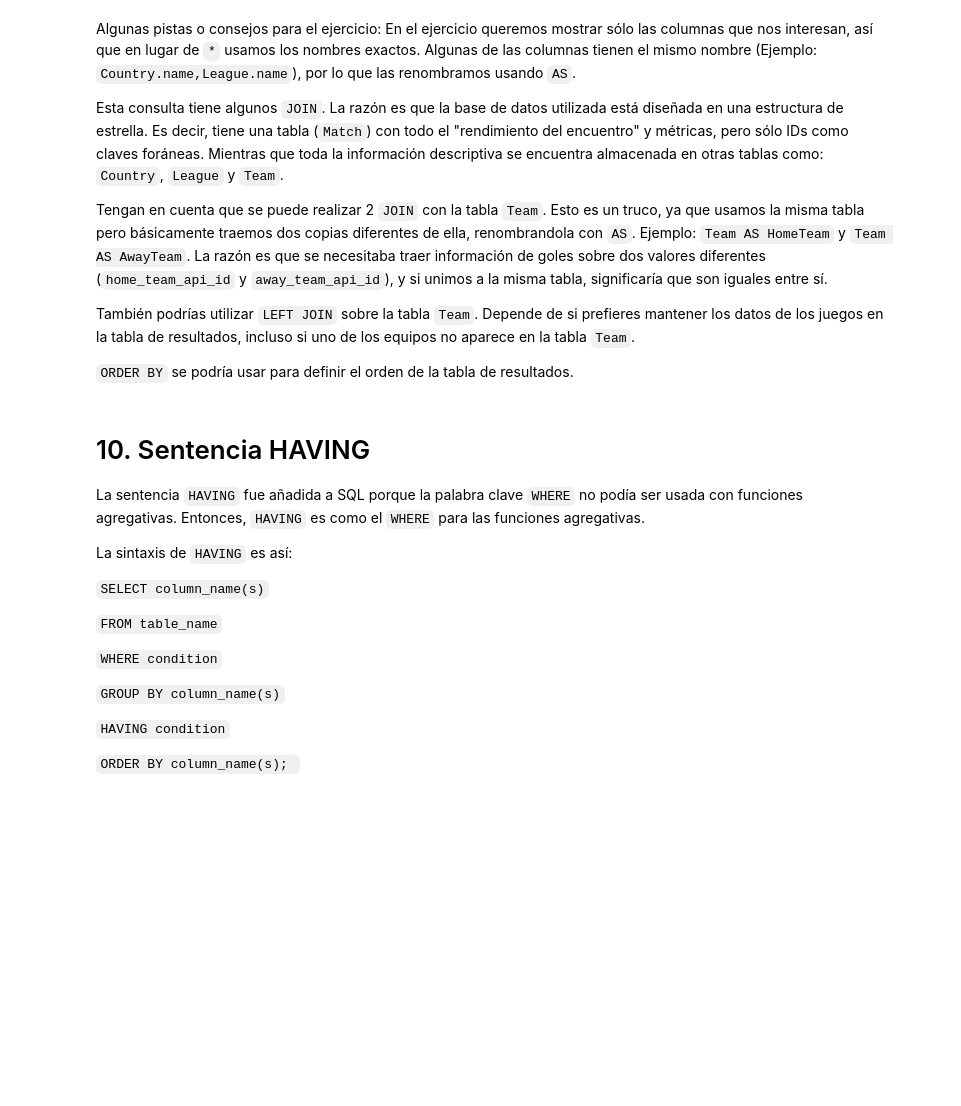
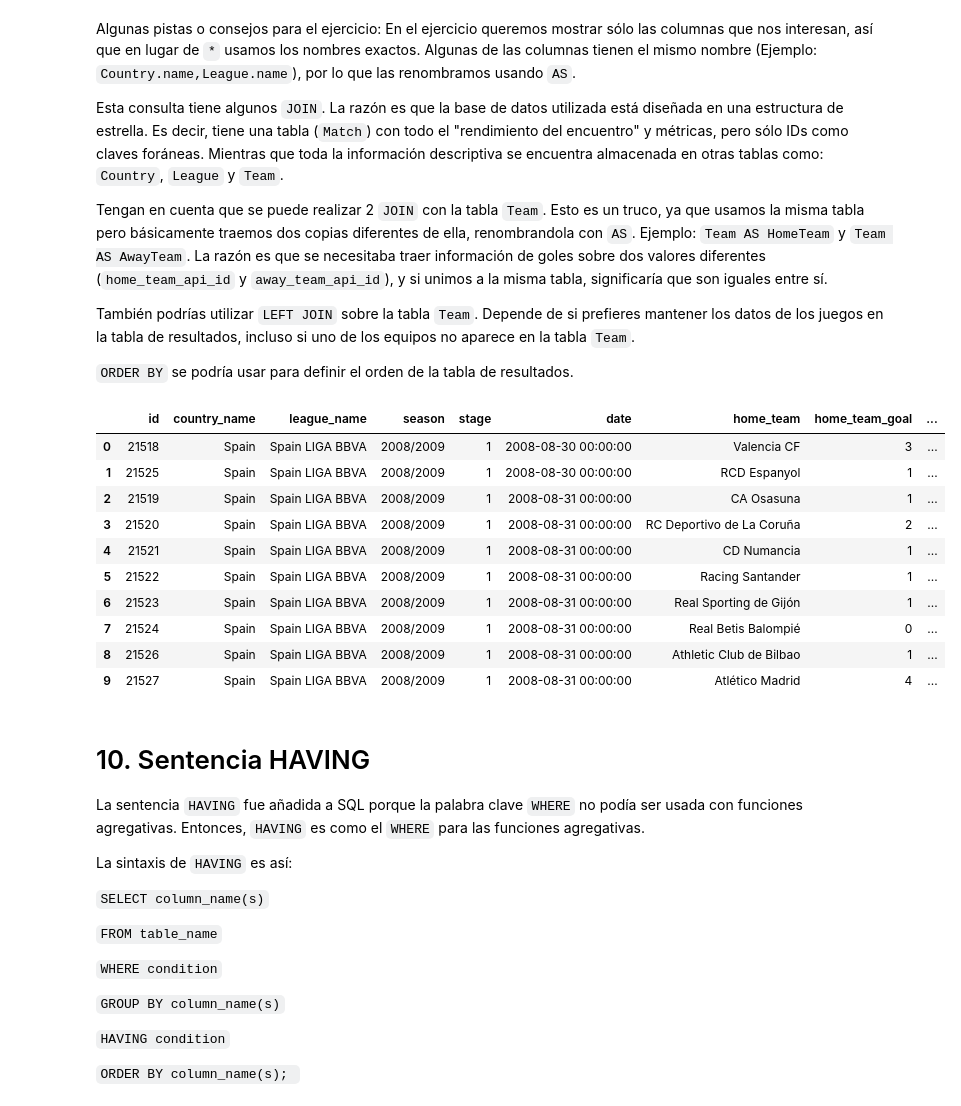
Before and after one commit to daisytatiana/Talent_Tech_Daisy_Casallas, a Jupyter notebook: Notebook_Dataset_Ligas_Europeas(SQL).ipynb, the cells around one changed output. Saved outputs shown, nothing was run; the diff lists cells and outputs as text; code cells hidden in the pictures; blank space fills up the shorter version.

```diff
--- a/Notebook_Dataset_Ligas_Europeas(SQL).ipynb
+++ b/Notebook_Dataset_Ligas_Europeas(SQL).ipynb
@@ -1335,3 +1328,36 @@ detailed_matches
+# %%
+#Ingrese la la consulta SQL entre un par de 3 comillas dobles: """consulta SQL""" después de la palabra query =
+#m.id, m.season,m.stage,m.date
+#C.name as country_name,L.name as league_name
+#Th.team_long_name as home_team,Ta.team_long_name as away_team
+# m.home_team_goal, m.away_team_goal
+query ="""Select m.id, C.name as country_name, L.name as league_name,m.season,
+ m.stage, m.date, Th.team_long_name as home_team,
+ m.home_team_goal, m.away_team_goal
+  from  Match as M
+  join country as C on C.id=M.country_id
+  join league as L on M.league_id=L.id
+  join Team as Th on Th.team_api_id=M.home_team_api_id
+  where c.name='Spain'
+  order by date asc
+  limit 10"""
+
+
+#No modificar lo siguiente:
+detailed_matches = pd.read_sql(query, conn)
+detailed_matches
+# %% [output]
+|  | id | country_name | league_name | season | stage | date | home_team | home_team_goal | ... |
+| 0 | 21518 | Spain | Spain LIGA BBVA | 2008/2009 | 1 | 2008-08-30 00:00:00 | Valencia CF | 3 | ... |
+| 1 | 21525 | Spain | Spain LIGA BBVA | 2008/2009 | 1 | 2008-08-30 00:00:00 | RCD Espanyol | 1 | ... |
+| 2 | 21519 | Spain | Spain LIGA BBVA | 2008/2009 | 1 | 2008-08-31 00:00:00 | CA Osasuna | 1 | ... |
+| 3 | 21520 | Spain | Spain LIGA BBVA | 2008/2009 | 1 | 2008-08-31 00:00:00 | RC Deportivo de La Coruña | 2 | ... |
+| 4 | 21521 | Spain | Spain LIGA BBVA | 2008/2009 | 1 | 2008-08-31 00:00:00 | CD Numancia | 1 | ... |
+| 5 | 21522 | Spain | Spain LIGA BBVA | 2008/2009 | 1 | 2008-08-31 00:00:00 | Racing Santander | 1 | ... |
+| 6 | 21523 | Spain | Spain LIGA BBVA | 2008/2009 | 1 | 2008-08-31 00:00:00 | Real Sporting de Gijón | 1 | ... |
+| 7 | 21524 | Spain | Spain LIGA BBVA | 2008/2009 | 1 | 2008-08-31 00:00:00 | Real Betis Balompié | 0 | ... |
+| 8 | 21526 | Spain | Spain LIGA BBVA | 2008/2009 | 1 | 2008-08-31 00:00:00 | Athletic Club de Bilbao | 1 | ... |
+| 9 | 21527 | Spain | Spain LIGA BBVA | 2008/2009 | 1 | 2008-08-31 00:00:00 | Atlético Madrid | 4 | ... |
 # %% [markdown]
 # 10. Sentencia HAVING
 
```
Also changed, not shown: parts of 16 cells of this notebook.
